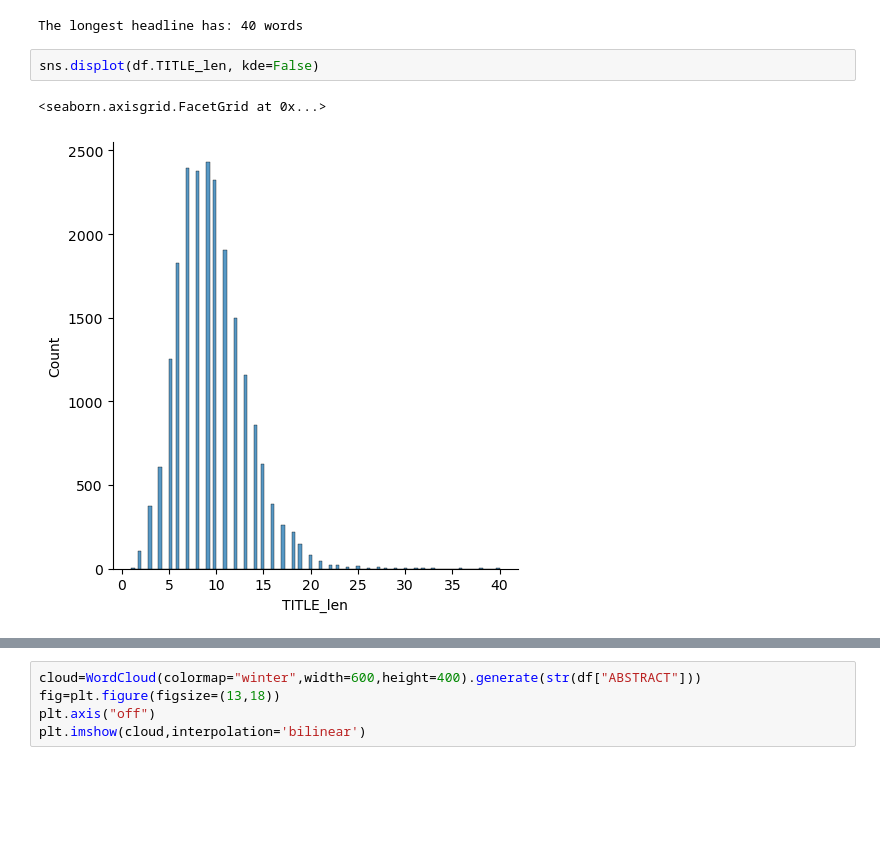
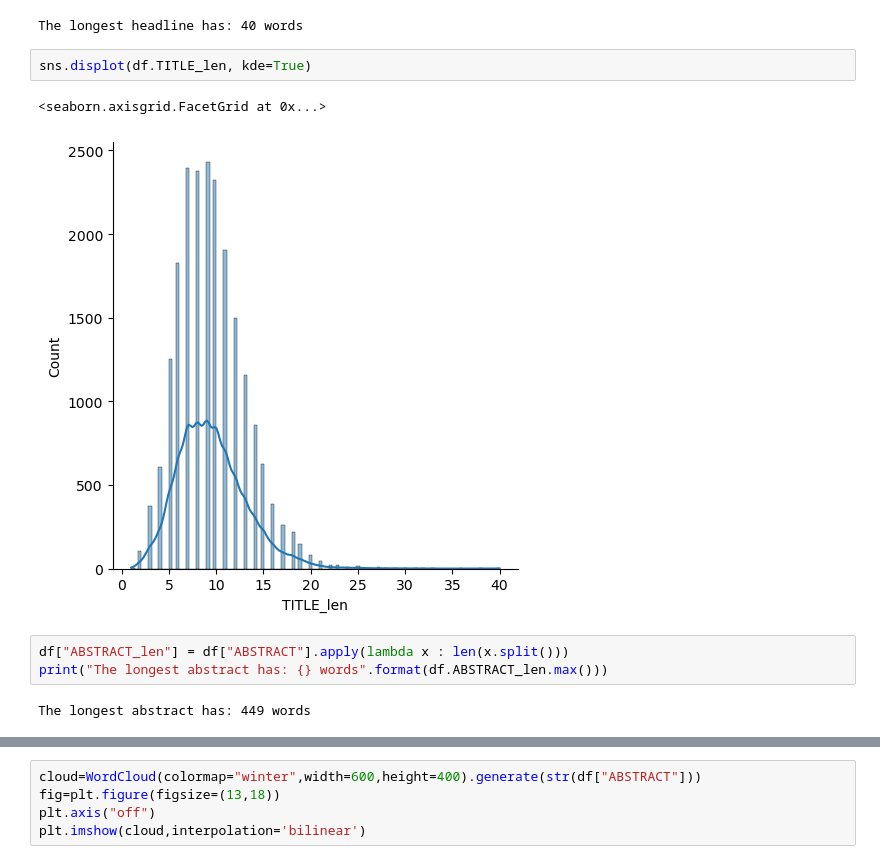
Before and after one commit to RainChew/Topic-Modeling-for-Research-Articles, a Jupyter notebook: Topic Modelling.ipynb, the cells around one changed output, grey strips where cells are left out. Saved outputs shown, nothing was run; the diff lists cells and outputs as text; blank space fills up the shorter version.

```diff
--- a/Topic Modelling.ipynb
+++ b/Topic Modelling.ipynb
@@ -86,7 +90,12 @@ print("The longest headline has: {} words".format(df.TITLE_len.max()))
 # %% [output]
 The longest headline has: 40 words
 # %%
-sns.displot(df.TITLE_len, kde=False)
+sns.displot(df.TITLE_len, kde=True)
 # %% [output]
 <seaborn.axisgrid.FacetGrid at 0x...>
-[figure, old version]
+[figure, new version]
+# %%
+df["ABSTRACT_len"] = df["ABSTRACT"].apply(lambda x : len(x.split()))
+print("The longest abstract has: {} words".format(df.ABSTRACT_len.max()))
+# %% [output]
+The longest abstract has: 449 words
```
Also changed, not shown: parts of 5 cells of this notebook.
